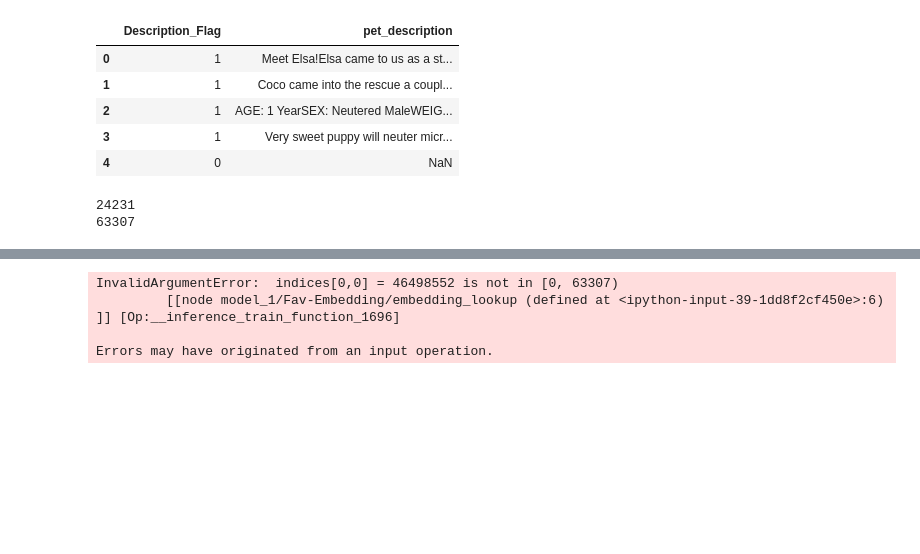
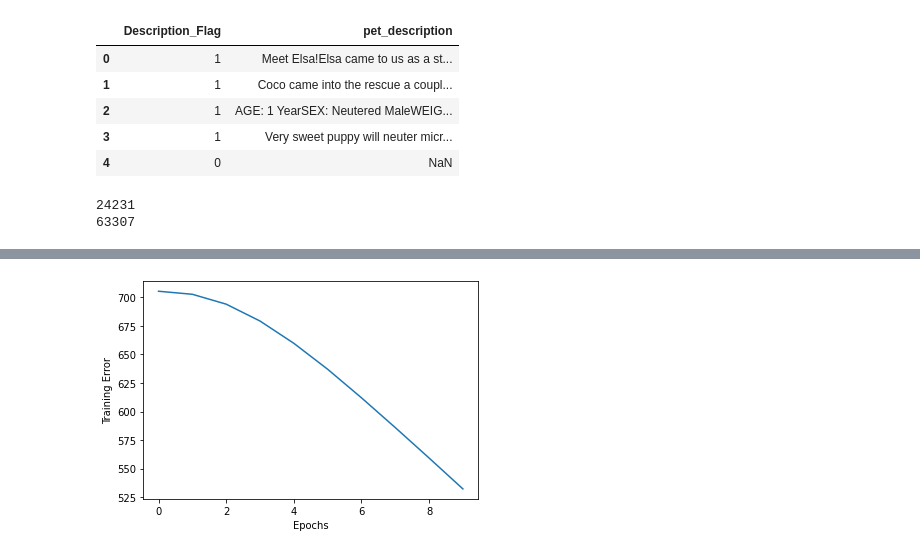
Before and after one commit to justinrichie/keras_recommendationengine, a Jupyter notebook: keras_recommendation.ipynb, the cells around one changed output, grey strips where cells are left out. Saved outputs shown, nothing was run; the diff lists cells and outputs as text; code cells hidden in the pictures; blank space fills up the shorter version.

Commit message:
converting id's

```diff
--- a/keras_recommendation.ipynb
+++ b/keras_recommendation.ipynb
@@ -135,14 +148,18 @@ print(train)
 
 [112775 rows x 3 columns]
+# %%
+# convert "user_id" and id" column to sequential id's
+train['user_id'] = train.groupby(train.user_id).grouper.group_info[0]
+train['id'] = train.groupby(train.id).grouper.group_info[0]
 # %%
 
 fav_input = Input(shape=[1], name="Fav-Input")
-fav_embedding = Embedding(n_favorites, 5, name="Fav-Embedding")(fav_input)
+fav_embedding = Embedding(n_favorites, 50, name="Fav-Embedding")(fav_input)
 fav_vec = Flatten(name="Flatten-Books")(fav_embedding)
 
 
 user_input = Input(shape=[1], name="User-Input")
-user_embedding = Embedding(n_users, 5, name="User-Embedding")(user_input)
+user_embedding = Embedding(n_users, 50, name="User-Embedding")(user_input)
 user_vec = Flatten(name="Flatten-Users")(user_embedding)
 
 
@@ -159,7 +176,7 @@ from keras.models import load_model
 if os.path.exists('model.h5'):
     model = load_model('model.h5')
 else:
-    history = model.fit([train.user_id, train.id], train.num_aifs, epochs=5, verbose=1)
+    history = model.fit([train.user_id, train.id], train.num_aifs, epochs=10, verbose=1)
     model.save('model.h5')
     plt.plot(history.history['loss'])
     plt.xlabel("Epochs")
@@ -169,4 +205 @@ Epoch 1/5
-InvalidArgumentError:  indices[0,0] = 46498552 is not in [0, 63307)
-         [[node model_1/Fav-Embedding/embedding_lookup (defined at <ipython-input-39-1dd8f2cf450e>:6) ]] [Op:__inference_train_function_1696]
-
-Errors may have originated from an input operation.
+[figure, added]
```
Also changed, not shown: parts of 3 cells of this notebook.
